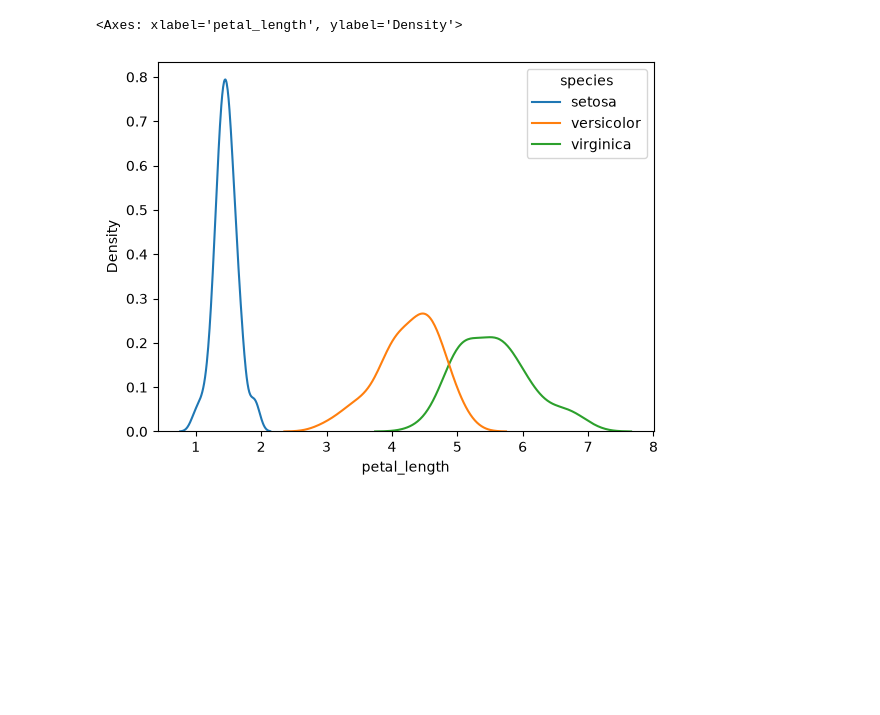
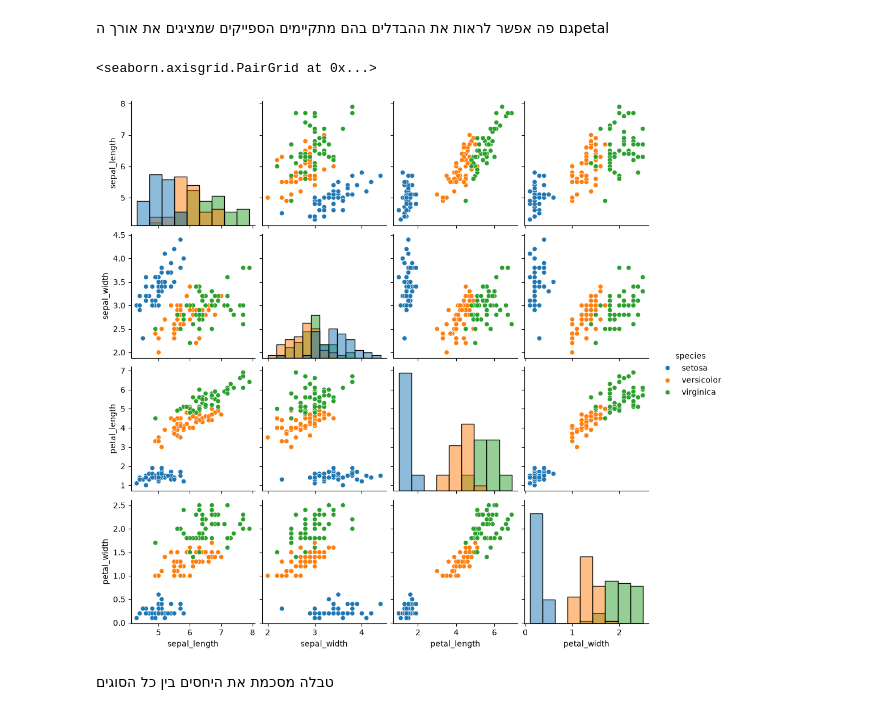
Before and after one commit to TapuZzZz/Engineering, a Jupyter notebook: Python/Seaborn/Iris.ipynb, the cells around one changed output. Cells and saved outputs as stored; diff of their text form; code cells hidden in the pictures; blank space fills up the shorter version.

```diff
--- a/Python/Seaborn/Iris.ipynb
+++ b/Python/Seaborn/Iris.ipynb
@@ -15,5 +41,13 @@ df.head()
+# %% [markdown]
+<div dir="rtl">
+גם פה אפשר לראות את ההבדלים בהם מתקיימים הספייקים שמציגים את אורך הpetal
+</div>
 # %%
-sns.kdeplot(data=df, x='petal_length', hue='species')
+sns.pairplot(data=df, hue='species', diag_kind='hist')
 # %% [output]
-<Axes: xlabel='petal_length', ylabel='Density'>
+<seaborn.axisgrid.PairGrid at 0x...>
-[figure, old version]
+[figure, new version]
+# %% [markdown]
+<div dir="rtl">
+טבלה מסכמת את היחסים בין כל הסוגים
+</div>
```
Also changed, not shown: parts of 8 cells of this notebook, 45 other files.
